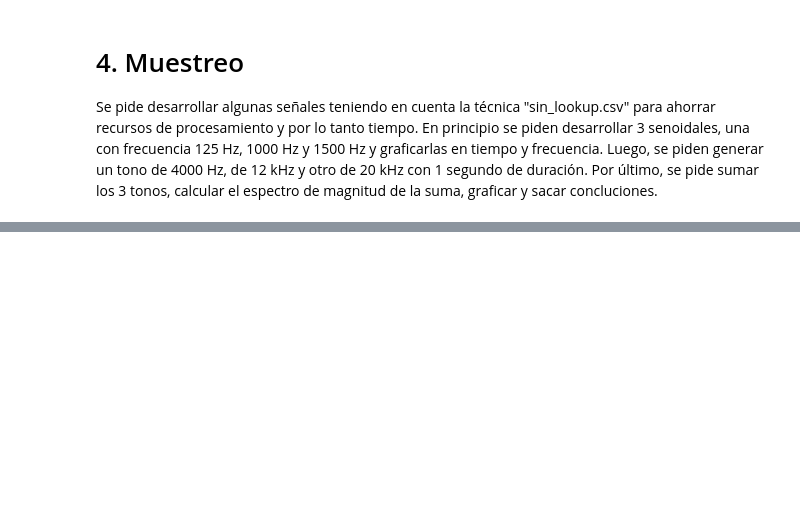
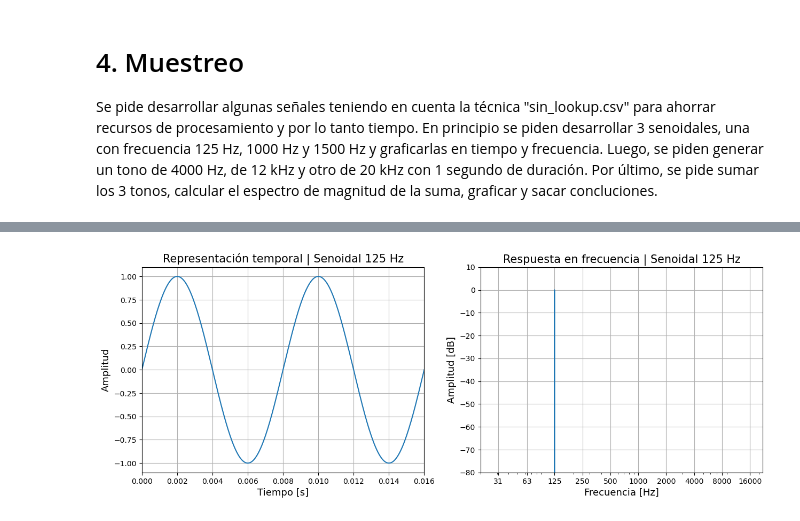
Before and after one commit to Joaqo99/tp2-sys, a Jupyter notebook: Presentacion.ipynb, the cells around one changed output, grey strips where cells are left out. Cells and saved outputs as stored; diff of their text form; code cells hidden in the pictures; blank space fills up the shorter version.

```diff
--- a/Presentacion.ipynb
+++ b/Presentacion.ipynb
@@ -1263,0 +1244,6 @@ Otra forma que se nos ocurrió para obtener funciones senoidales a partir de la
+# %%
+signal_sen_1 = lambda: plot.plot_signal([t_1,seno_1], xlimits = (0, 2/125), figsize = False, grid = True, title = "Representación temporal | Senoidal 125 Hz", show = False)
+fft_sen_1 = lambda: plot.plot_fft(seno_1, sample_rate=16000,title = "Respuesta en frecuencia | Senoidal 125 Hz", N = 0, figsize = False, colors="#1f77b4", show = False)
+plot.multiplot(signal_sen_1, fft_sen_1, figsize=(15, 5))
+# %% [output]
+[figure, added]
```
Also changed, not shown: parts of 31 cells of this notebook, 2 other files.
